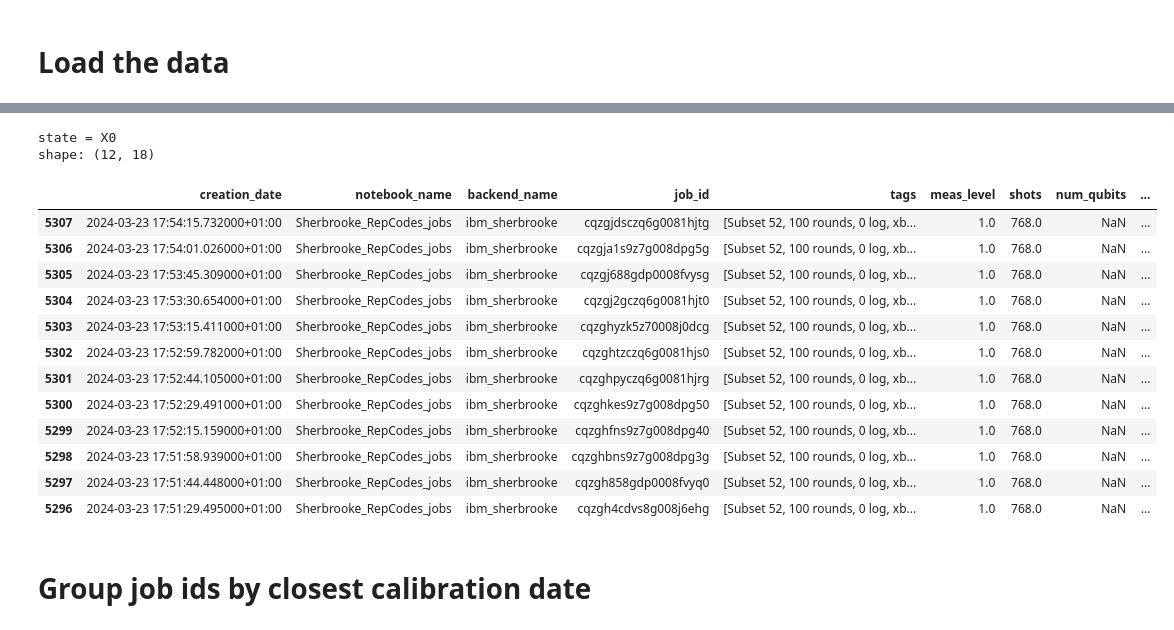
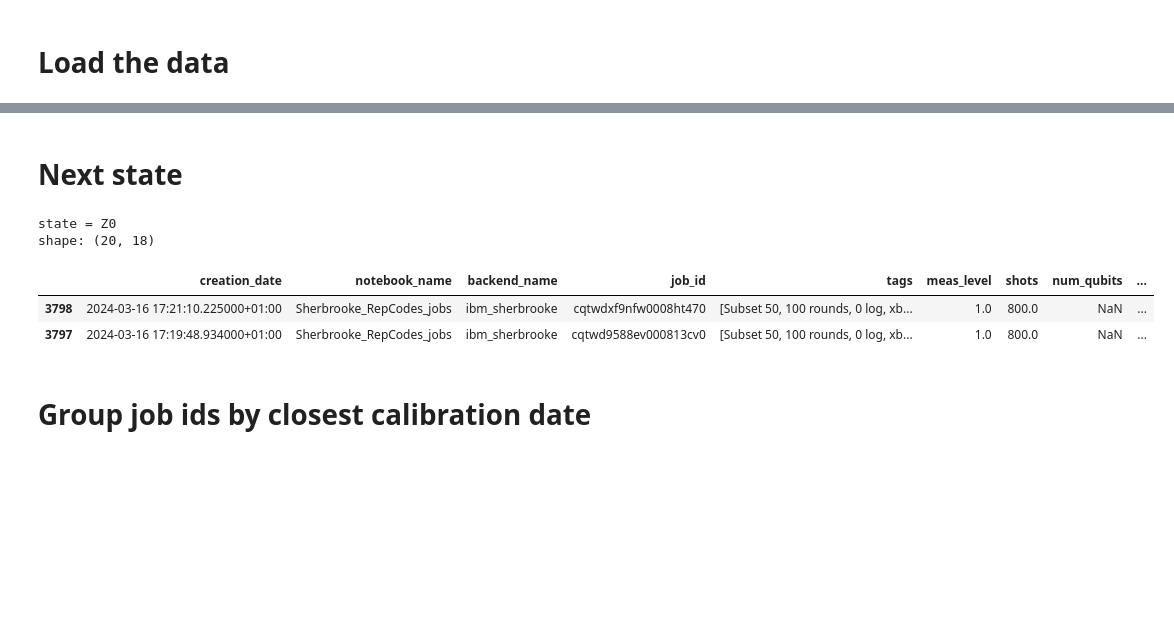
Before and after one commit to quantumjim/soft_information_decoding, a Jupyter notebook: notebooks/Decoding/cpp_pm/SubSampling/presi_decoding/Presi_decoding.ipynb, the cells around one changed output, grey strips where cells are left out. Cells and saved outputs as stored; diff of their text form; code cells hidden in the pictures; blank space fills up the shorter version.

```diff
--- a/notebooks/Decoding/cpp_pm/SubSampling/presi_decoding/Presi_decoding.ipynb
+++ b/notebooks/Decoding/cpp_pm/SubSampling/presi_decoding/Presi_decoding.ipynb
@@ -8,0 +79,8 @@ provider = SaverProvider()
+# %%
+d = md["distance"].values[0]
+
+distances = np.arange(7, d+1, 4)
+distances = distances[::-1]
+
+distances = [3]
+distances
@@ -9,52 +221,44 @@ provider = SaverProvider()
+# %% [markdown]
+# Next state
 # %%
 from Scratch import metadata_loader
 import numpy as np
 from tqdm import tqdm
 
 DEVICE = "ibm_sherbrooke"
-LOGICAL = str(0)
-XBASIS = True
-ROUNDS = 100
+LOGICAL = str(1)
+XBASIS = False
+ROUNDS = 50
 
 state = "X" if XBASIS else "Z"
 state += LOGICAL
 print(f"state = {state}")
 
 
 # Load the metadata
 md = metadata_loader(True, True)
 md = md[md["job_status"] == "JobStatus.DONE"]
 md = md[md["code"] == "RepetitionCodeCircuit"]
 md = md[md["descr"] == 'subset RepCodes']
 md = md.dropna(subset=["rounds"])
 md = md[md["meas_level"] == 1]
 md['rounds'] = md['rounds'].astype(int)
 md['distance'] = md['distance'].astype(int)
 
 md = md[md["backend_name"] == DEVICE]
 md = md[md["logical"] == LOGICAL]
 md = md[md["xbasis"] == XBASIS]
 md = md[md["rounds"] == ROUNDS]
 
-md = md[8:20]
+md = md[:20]
 print("shape:", md.shape)
-md
+md[:2]
 # %% [output]
-state = X0
-shape: (12, 18)
+state = Z0
+shape: (20, 18)
 |  | creation_date | notebook_name | backend_name | job_id | tags | meas_level | shots | num_qubits | ... |
-| 5307 | 2024-03-23 17:54:15.732000+01:00 | Sherbrooke_RepCodes_jobs | ibm_sherbrooke | cqzgjdsczq6g0081hjtg | [Subset 52, 100 rounds, 0 log, xb... | 1.0 | 768.0 | NaN | ... |
-| 5306 | 2024-03-23 17:54:01.026000+01:00 | Sherbrooke_RepCodes_jobs | ibm_sherbrooke | cqzgja1s9z7g008dpg5g | [Subset 52, 100 rounds, 0 log, xb... | 1.0 | 768.0 | NaN | ... |
-| 5305 | 2024-03-23 17:53:45.309000+01:00 | Sherbrooke_RepCodes_jobs | ibm_sherbrooke | cqzgj688gdp0008fvysg | [Subset 52, 100 rounds, 0 log, xb... | 1.0 | 768.0 | NaN | ... |
-| 5304 | 2024-03-23 17:53:30.654000+01:00 | Sherbrooke_RepCodes_jobs | ibm_sherbrooke | cqzgj2gczq6g0081hjt0 | [Subset 52, 100 rounds, 0 log, xb... | 1.0 | 768.0 | NaN | ... |
-| 5303 | 2024-03-23 17:53:15.411000+01:00 | Sherbrooke_RepCodes_jobs | ibm_sherbrooke | cqzghyzk5z70008j0dcg | [Subset 52, 100 rounds, 0 log, xb... | 1.0 | 768.0 | NaN | ... |
-| 5302 | 2024-03-23 17:52:59.782000+01:00 | Sherbrooke_RepCodes_jobs | ibm_sherbrooke | cqzghtzczq6g0081hjs0 | [Subset 52, 100 rounds, 0 log, xb... | 1.0 | 768.0 | NaN | ... |
-| 5301 | 2024-03-23 17:52:44.105000+01:00 | Sherbrooke_RepCodes_jobs | ibm_sherbrooke | cqzghpyczq6g0081hjrg | [Subset 52, 100 rounds, 0 log, xb... | 1.0 | 768.0 | NaN | ... |
-| 5300 | 2024-03-23 17:52:29.491000+01:00 | Sherbrooke_RepCodes_jobs | ibm_sherbrooke | cqzghkes9z7g008dpg50 | [Subset 52, 100 rounds, 0 log, xb... | 1.0 | 768.0 | NaN | ... |
-| 5299 | 2024-03-23 17:52:15.159000+01:00 | Sherbrooke_RepCodes_jobs | ibm_sherbrooke | cqzghfns9z7g008dpg40 | [Subset 52, 100 rounds, 0 log, xb... | 1.0 | 768.0 | NaN | ... |
-| 5298 | 2024-03-23 17:51:58.939000+01:00 | Sherbrooke_RepCodes_jobs | ibm_sherbrooke | cqzghbns9z7g008dpg3g | [Subset 52, 100 rounds, 0 log, xb... | 1.0 | 768.0 | NaN | ... |
-| 5297 | 2024-03-23 17:51:44.448000+01:00 | Sherbrooke_RepCodes_jobs | ibm_sherbrooke | cqzgh858gdp0008fvyq0 | [Subset 52, 100 rounds, 0 log, xb... | 1.0 | 768.0 | NaN | ... |
-| 5296 | 2024-03-23 17:51:29.495000+01:00 | Sherbrooke_RepCodes_jobs | ibm_sherbrooke | cqzgh4cdvs8g008j6ehg | [Subset 52, 100 rounds, 0 log, xb... | 1.0 | 768.0 | NaN | ... |
+| 3798 | 2024-03-16 17:21:10.225000+01:00 | Sherbrooke_RepCodes_jobs | ibm_sherbrooke | cqtwdxf9nfw0008ht470 | [Subset 50, 100 rounds, 0 log, xb... | 1.0 | 800.0 | NaN | ... |
+| 3797 | 2024-03-16 17:19:48.934000+01:00 | Sherbrooke_RepCodes_jobs | ibm_sherbrooke | cqtwd9588ev000813cv0 | [Subset 50, 100 rounds, 0 log, xb... | 1.0 | 800.0 | NaN | ... |
 # %% [markdown]
 # Group job ids by closest calibration date
 # %%
```
Also changed, not shown: parts of 23 cells of this notebook, 6 other files.
